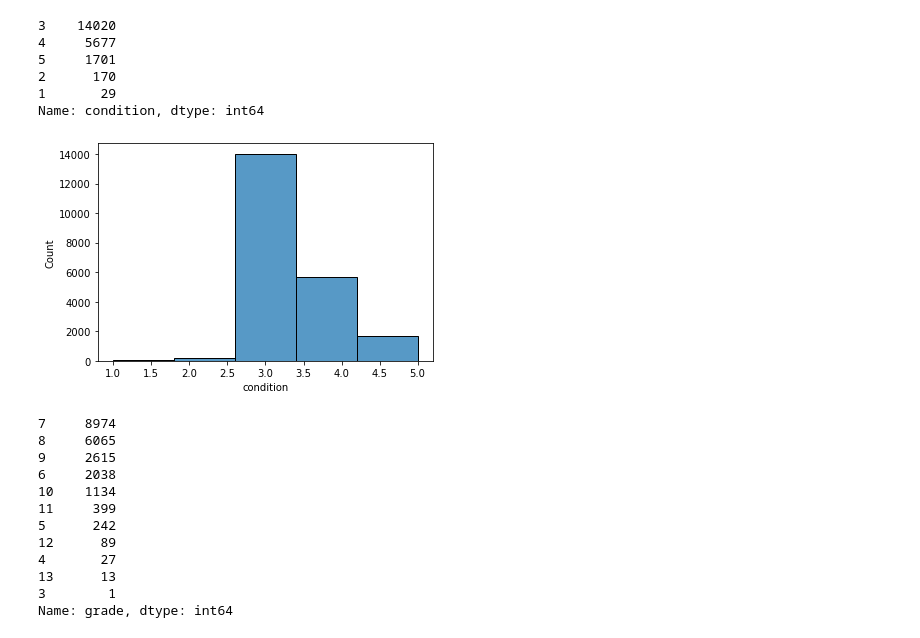
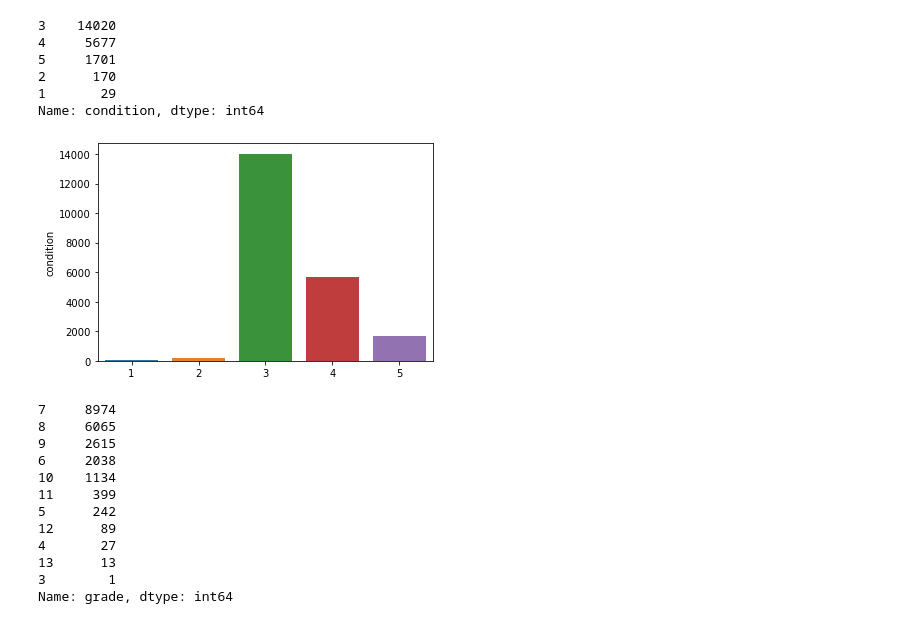
Before and after one commit to jmarkowi/kingcounty, a Jupyter notebook: Markowitz_working_nb.ipynb, the cells around one changed output. Saved outputs shown, nothing was run; the diff lists cells and outputs as text; code cells hidden in the pictures.

```diff
--- a/Markowitz_working_nb.ipynb
+++ b/Markowitz_working_nb.ipynb
@@ -54,10 +56,10 @@ raw_df.condition.value_counts()
 2      170
 1       29
 Name: condition, dtype: int64
-# %%
-sns.histplot(raw_df.condition, bins=5, binrange=(1,5));
-# %% [output]
-[figure, removed]
+# %%
+sns.barplot(x=raw_df.condition.value_counts().index, y=raw_df.condition.value_counts());
+# %% [output]
+[figure, added]
 # %%
 raw_df.grade.value_counts()
 # %% [output]
```
Also changed, not shown: parts of 38 cells of this notebook.
